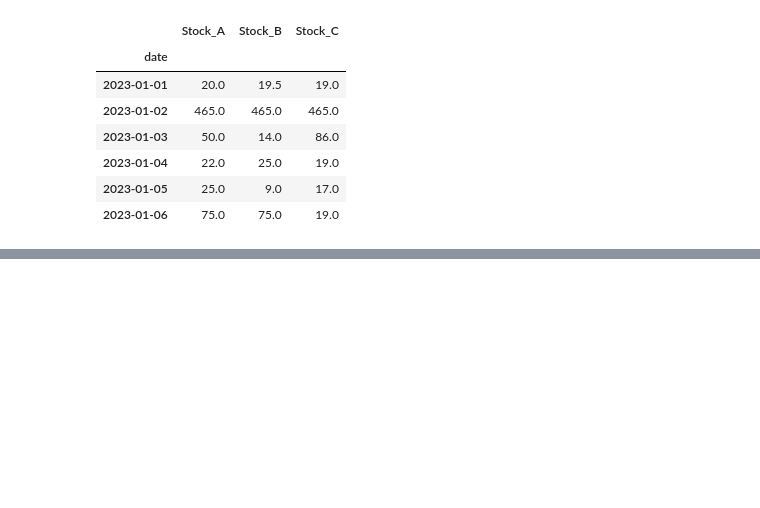
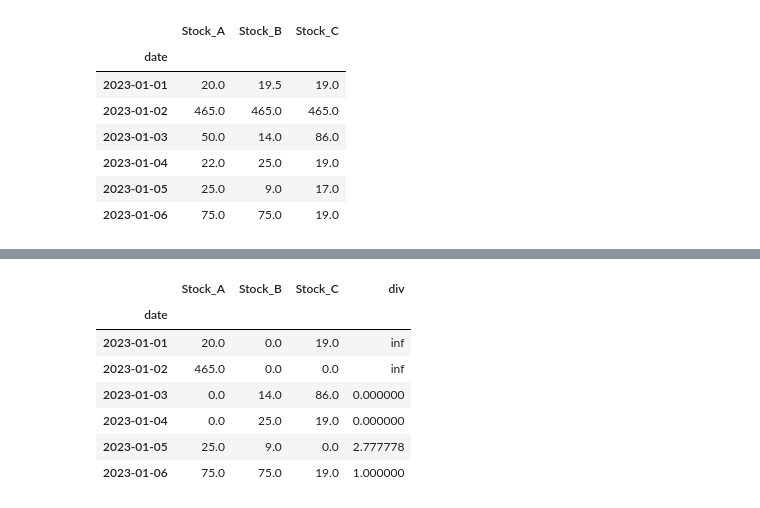
Before and after one commit to Faliell/Pandas_Classes, a Jupyter notebook: aula09-missingValue.ipynb, the cells around one changed output, grey strips where cells are left out. Cells and saved outputs as stored; diff of their text form; code cells hidden in the pictures; blank space fills up the shorter version.

```diff
--- a/aula09-missingValue.ipynb
+++ b/aula09-missingValue.ipynb
@@ -280,3 +280,6 @@ df.where(df.notna(),df.mean(axis=1),axis=0) # preenchercom a media da linha
 | 2023-01-04 | 22.0 | 25.0 | 19.0 |
 | 2023-01-05 | 25.0 | 9.0 | 17.0 |
 | 2023-01-06 | 75.0 | 75.0 | 19.0 |
+# %%
+A = df.replace(np.nan, 0)
+A
@@ -282,0 +295,12 @@ df.where(df.notna(),df.mean(axis=1),axis=0) # preenchercom a media da linha
+# %%
+A["div"]=A.Stock_A/A.Stock_B # dividir por 0 passa a inf.
+A
+# %% [output]
+|  | Stock_A | Stock_B | Stock_C | div |
+| date |  |  |  |  |
+| 2023-01-01 | 20.0 | 0.0 | 19.0 | inf |
+| 2023-01-02 | 465.0 | 0.0 | 0.0 | inf |
+| 2023-01-03 | 0.0 | 14.0 | 86.0 | 0.000000 |
+| 2023-01-04 | 0.0 | 25.0 | 19.0 | 0.000000 |
+| 2023-01-05 | 25.0 | 9.0 | 0.0 | 2.777778 |
+| 2023-01-06 | 75.0 | 75.0 | 19.0 | 1.000000 |
```
Also changed, not shown: parts of 7 cells of this notebook, 1 other file.
